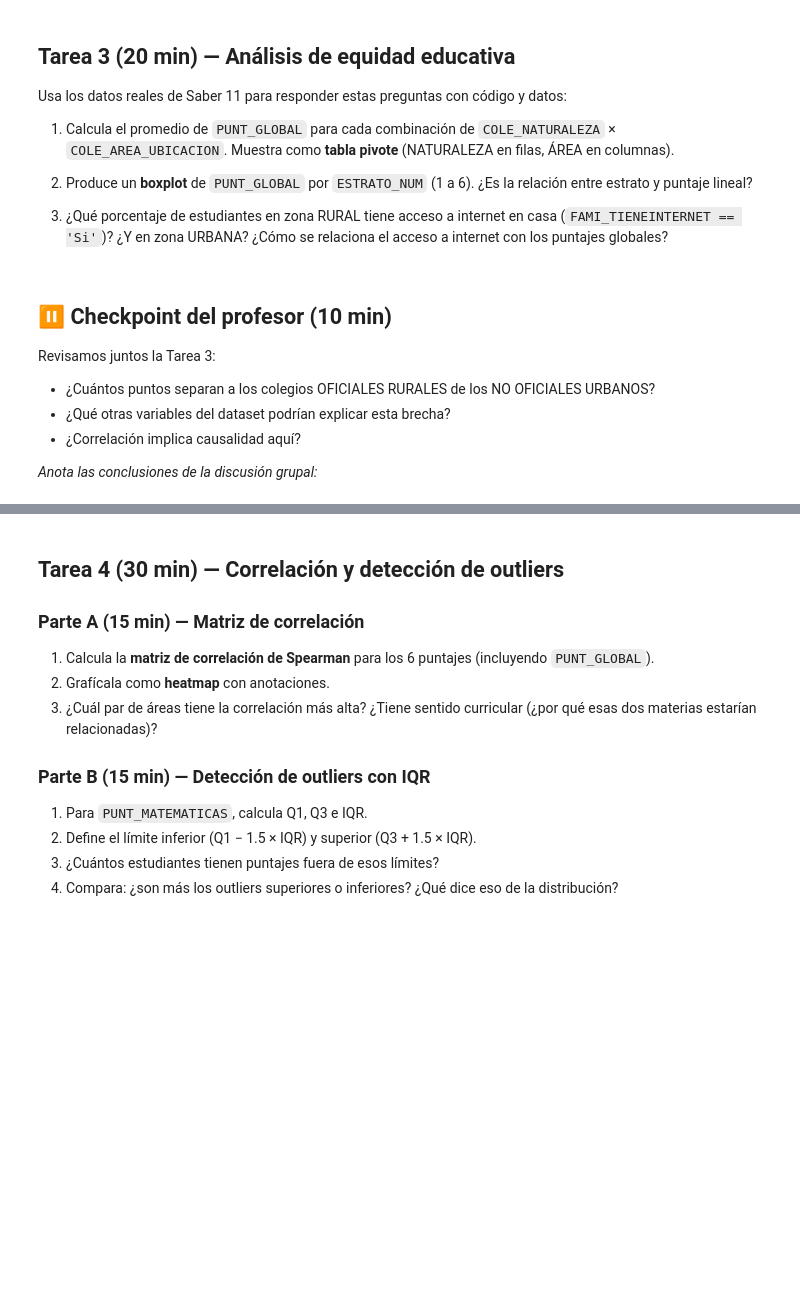
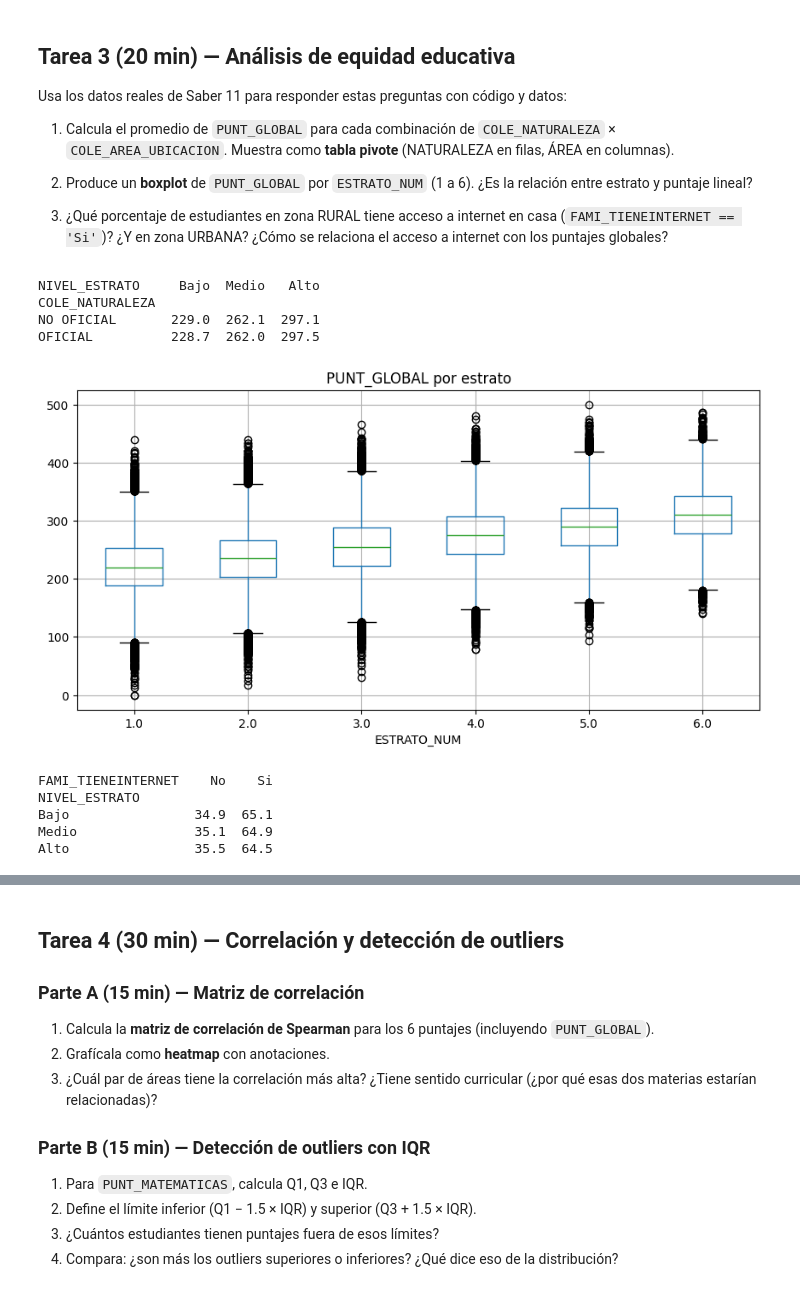
Before and after one commit to Daniel8854/Ciencias-de-datos, a Jupyter notebook: desarrollo_completo/clase04_lab.ipynb, the cells around one changed output, grey strips where cells are left out. Cells and saved outputs as stored; diff of their text form; code cells hidden in the pictures; blank space fills up the shorter version.

```diff
--- a/desarrollo_completo/clase04_lab.ipynb
+++ b/desarrollo_completo/clase04_lab.ipynb
@@ -100,25 +169,33 @@ Usa los datos reales de Saber 11 para responder estas preguntas con código y da
 3. ¿Qué porcentaje de estudiantes en zona RURAL tiene acceso a internet en casa (`FAMI_TIENEINTERNET == 'Si'`)?
    ¿Y en zona URBANA? ¿Cómo se relaciona el acceso a internet con los puntajes globales?
 # %%
-# TODO 1: tabla pivote NATURALEZA × AREA
-tabla_equidad = ...
+# TODO 1: tabla pivote NATURALEZA x NIVEL_ESTRATO
+# (uso NIVEL_ESTRATO en vez de COLE_AREA_UBICACION por la misma razon de la nota inicial)
+tabla_equidad = df.groupby(["COLE_NATURALEZA", "NIVEL_ESTRATO"], observed=True)["PUNT_GLOBAL"].mean().unstack()
 print(tabla_equidad.round(1))
 
 # TODO 2: boxplot por estrato
 fig, ax = plt.subplots(figsize=(10, 5))
-# Pista: df.boxplot(column="PUNT_GLOBAL", by="ESTRATO_NUM", ax=ax)
-...
+df.boxplot(column="PUNT_GLOBAL", by="ESTRATO_NUM", ax=ax)
+ax.set_title("PUNT_GLOBAL por estrato")
+plt.suptitle("")
+plt.show()
+# La relacion no es perfectamente lineal pero si es bastante consistente: cada
+# estrato que sube, el promedio sube en un salto parecido (unos 15-20 puntos),
+# asi que se parece bastante a una linea recta aunque no es exacta.
 
-# TODO 3: acceso a internet por zona
-# Pista: df.groupby("COLE_AREA_UBICACION")["FAMI_TIENEINTERNET"].value_counts(normalize=True) * 100
-internet_por_zona = ...
-print(internet_por_zona)
+# TODO 3: acceso a internet por nivel de estrato
+internet_por_zona = df.groupby("NIVEL_ESTRATO", observed=True)["FAMI_TIENEINTERNET"].value_counts(normalize=True).unstack() * 100
+print()
+print(internet_por_zona.round(1))
+# %% [output]
+NIVEL_ESTRATO     Bajo  Medio   Alto
+COLE_NATURALEZA
+NO OFICIAL       229.0  262.1  297.1
+OFICIAL          228.7  262.0  297.5
+[figure, added]
+FAMI_TIENEINTERNET    No    Si
+NIVEL_ESTRATO
+Bajo                34.9  65.1
+Medio               35.1  64.9
+Alto                35.5  64.5
-# %% [markdown]
-## ⏸ Checkpoint del profesor (10 min)
-
-Revisamos juntos la Tarea 3:
-- ¿Cuántos puntos separan a los colegios OFICIALES RURALES de los NO OFICIALES URBANOS?
-- ¿Qué otras variables del dataset podrían explicar esta brecha?
-- ¿Correlación implica causalidad aquí?
-
-_Anota las conclusiones de la discusión grupal:_
```
Also changed, not shown: parts of 12 cells of this notebook.
